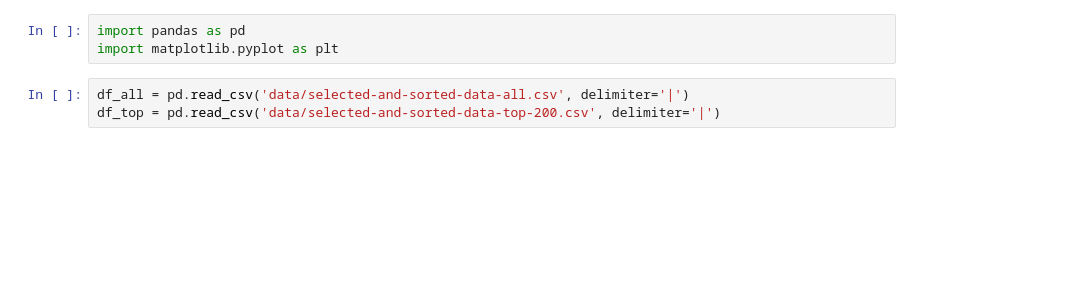
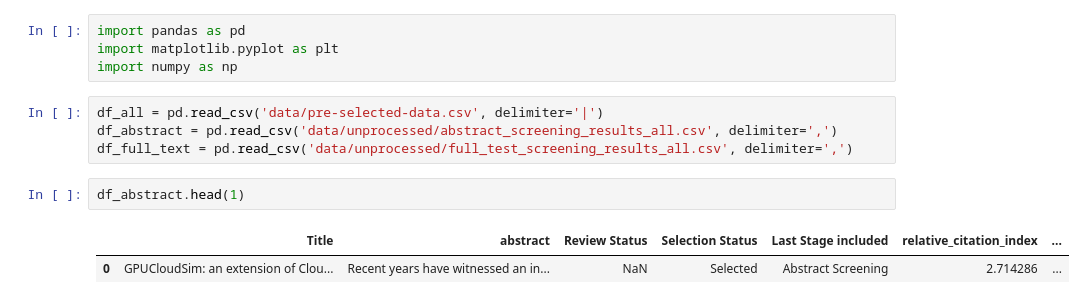
Before and after one commit to noleu/literature_study, a Jupyter notebook: literature_statiscal_analysis.ipynb, the cells around one changed output. Saved outputs shown, nothing was run; the diff lists cells and outputs as text; blank space fills up the shorter version.

```diff
--- a/literature_statiscal_analysis.ipynb
+++ b/literature_statiscal_analysis.ipynb
@@ -1,8 +1,15 @@
 # %%
 import pandas as pd
 import matplotlib.pyplot as plt
+import numpy as np
 # %%
-df_all = pd.read_csv('data/selected-and-sorted-data-all.csv', delimiter='|')
-df_top = pd.read_csv('data/selected-and-sorted-data-top-200.csv', delimiter='|')
+df_all = pd.read_csv('data/pre-selected-data.csv', delimiter='|')
+df_abstract = pd.read_csv('data/unprocessed/abstract_screening_results_all.csv', delimiter=',')
+df_full_text = pd.read_csv('data/unprocessed/full_test_screening_results_all.csv', delimiter=',')
+# %%
+df_abstract.head(1)
+# %% [output]
+|  | Title | abstract | Review Status | Selection Status | Last Stage included | relative_citation_index | ... |
+| 0 | GPUCloudSim: an extension of Clou... | Recent years have witnessed an in... | NaN | Selected | Abstract Screening | 2.714286 | ... |
 # %%
 df_all['year'].value_counts().sort_index().plot(kind='bar')
```
Also changed, not shown: parts of 4 cells of this notebook, 3 other files.
